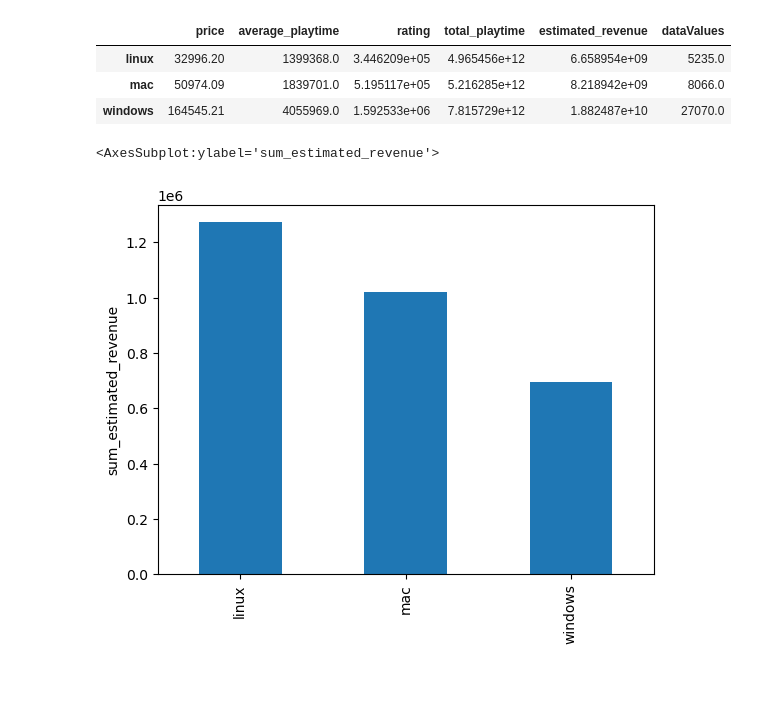
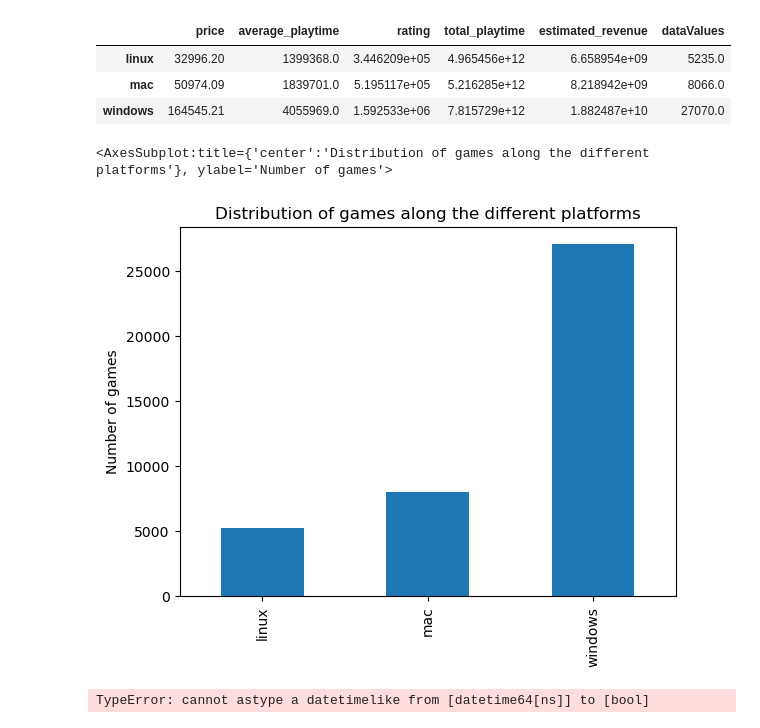
Before and after one commit to Emanum/TU_Visual_Data_Science, a Jupyter notebook: lab2/Steam-Analysis.ipynb, the cells around one changed output. Saved outputs shown, nothing was run; the diff lists cells and outputs as text; code cells hidden in the pictures; blank space fills up the shorter version.

```diff
--- a/lab2/Steam-Analysis.ipynb
+++ b/lab2/Steam-Analysis.ipynb
@@ -742,15 +776,15 @@ def getStatsDataFrame(df,columnname,combinations,filterType,ergType):
     for combination in combinations:
         names.insert(len(names)-1,','.join(combination))
         if(filterType=='equals'):
-            filterErg = multipleFilter(pDF,[
+            filterErg = multipleFilter(df,[
                               lambda row: equalsFilter(row,columnname,combination)
                           ])
         elif(filterType=='or'):
-            filterErg = multipleFilter(pDF,[
+            filterErg = multipleFilter(df,[
                               lambda row: orFilter(row,columnname,combination)
                           ])
         elif(filterType=='and'):
-            filterErg = multipleFilter(pDF,[
+            filterErg = multipleFilter(df,[
                               lambda row: andFilter(row,columnname,combination)
                           ])
         if(ergType=='mean'):
@@ -801,10 +836,31 @@ simplePlatformStatsSum
 | mac | 50974.09 | 1839701.0 | 5.195117e+05 | 5.216285e+12 | 8.218942e+09 | 8066.0 |
 | windows | 164545.21 | 4055969.0 | 1.592533e+06 | 7.815729e+12 | 1.882487e+10 | 27070.0 |
 # %%
-col = avgColumns[5]
-ax = simplePlatformStatsMean[col].plot(kind='bar', stacked=False)
-ax.set_ylabel("sum_"+col)
+col = avgColumns[0]
+ax = simplePlatformStatsMean['dataValues'].plot(kind='bar', stacked=False)
+ax.set_ylabel("Number of games")
+ax.set_title("Distribution of games along the different platforms")
 ax
 # %% [output]
-<AxesSubplot:ylabel='sum_estimated_revenue'>
+<AxesSubplot:title={'center':'Distribution of games along the different platforms'}, ylabel='Number of games'>
-[figure, old version]
+[figure, new version]
+# %%
+preFilteredDF = multipleFilter(pDF,[
+    lambda row: equalsFilter(row,'platforms',['mac']),
+    lambda row: biggerFilter(row,'owners_low_bound',0),
+    lambda row: biggerFilter(row,'price',0),
+    #lambda row: smallerFilter(row,'price',5),
+    lambda row: orFilter(row,'categories',['Single-player']),
+    lambda row: notFilter(row,'categories',['Multi-player']),
+])
+
+stats = getStatsDataFrame(preFilteredDF,'categories',
+                  [['Single-player'],['Multi-player']],
+                  'or','mean')
+
+ax = stats['total_playtime'].plot(kind='bar', stacked=False)
+ax.set_ylabel('total_playtime')
+ax.set_title("Distribution")
+ax
+# %% [output]
+TypeError: cannot astype a datetimelike from [datetime64[ns]] to [bool]
```
Also changed, not shown: parts of 2 cells of this notebook, 3 other files.
